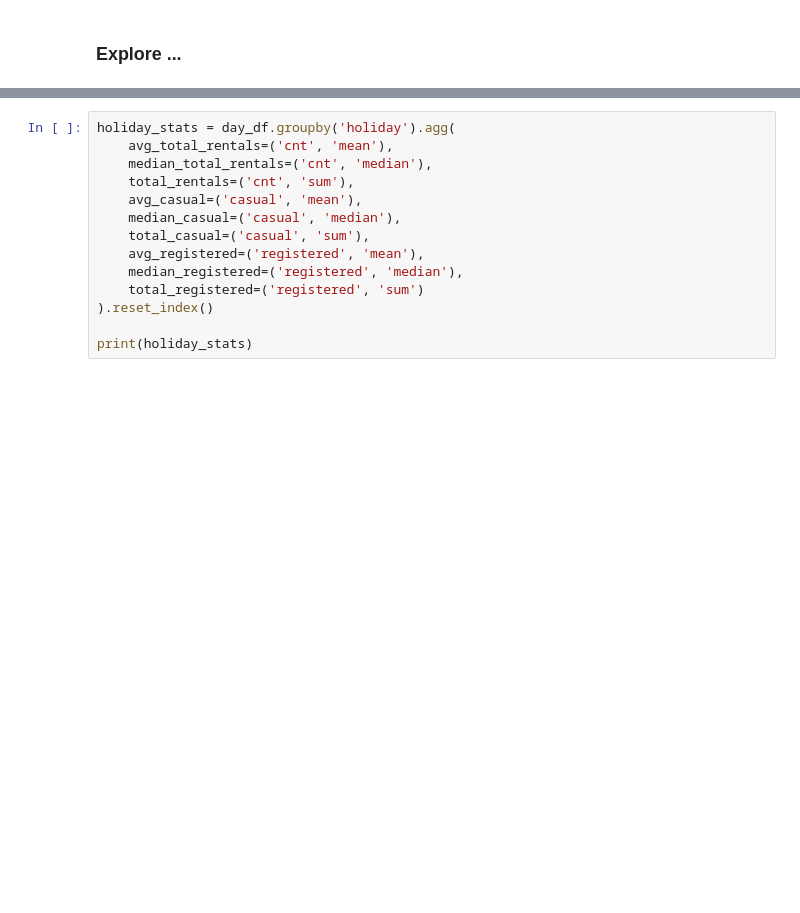
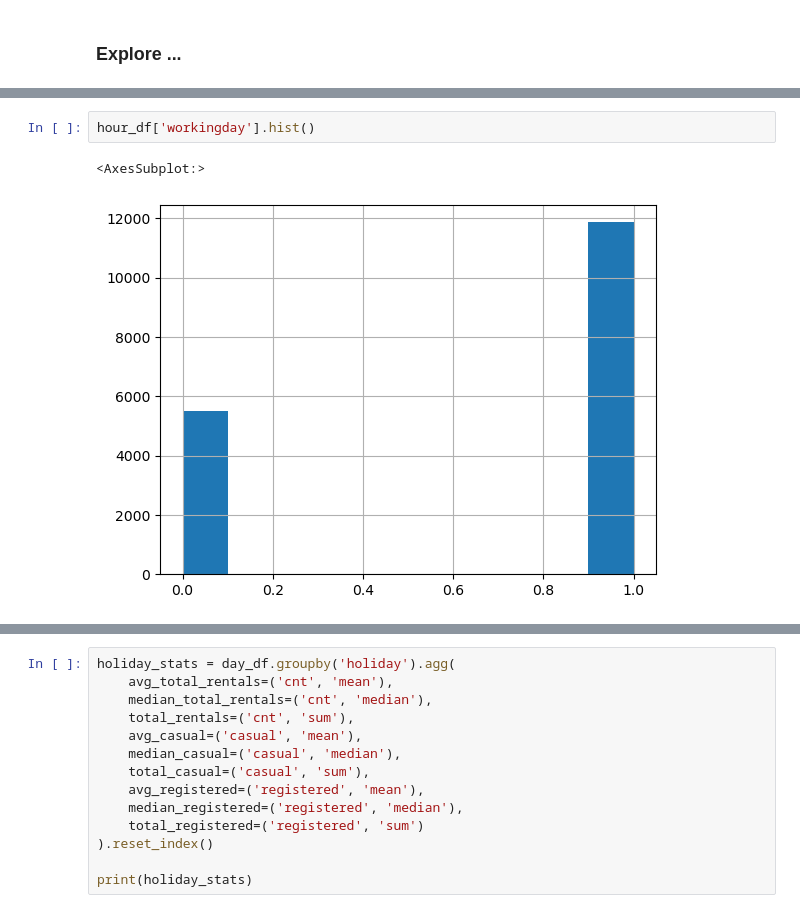
Before and after one commit to yudistiraadiyoga/submission, a Jupyter notebook: notebook.ipynb, the cells around one changed output, grey strips where cells are left out. Drawn from its saved outputs; the diff is of its cells as text; blank space fills up the shorter version.

```diff
--- a/notebook.ipynb
+++ b/notebook.ipynb
@@ -201,0 +219,5 @@ hour_df.to_csv('cleaned_hour.csv', index=False)
+# %%
+hour_df['workingday'].hist()
+# %% [output]
+<AxesSubplot:>
+[figure, added]
```
Also changed, not shown: parts of 40 cells of this notebook, 3 other files.
